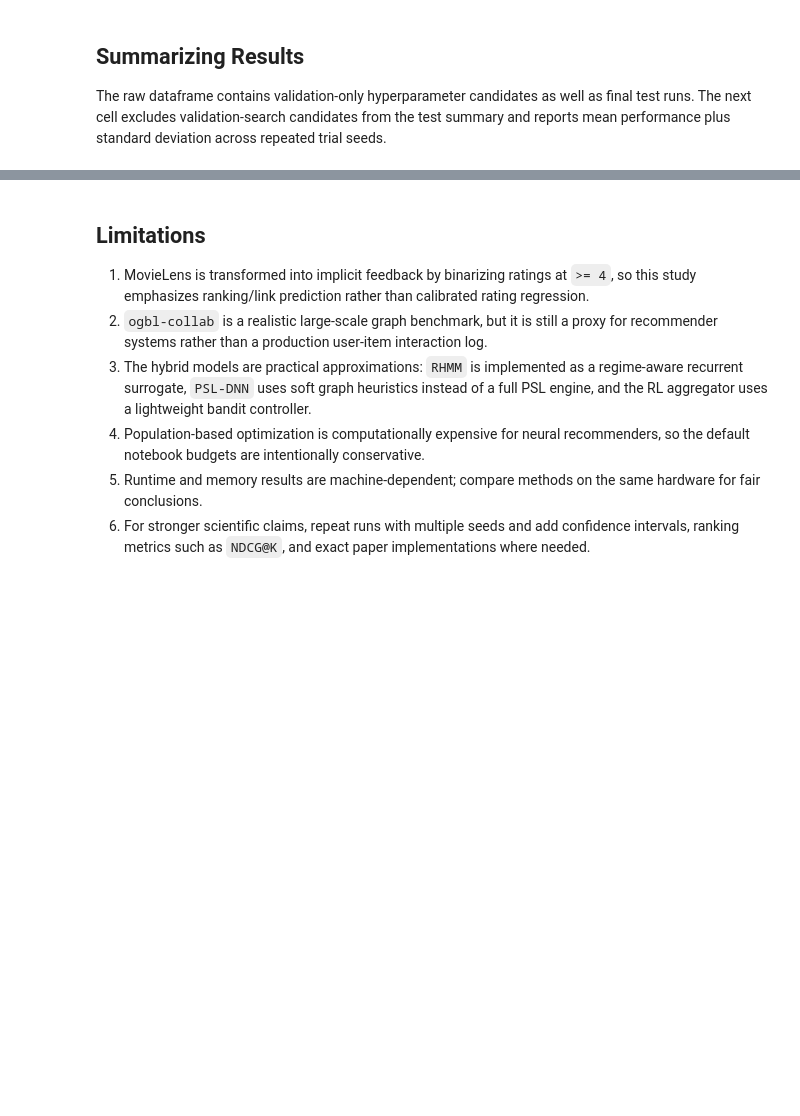
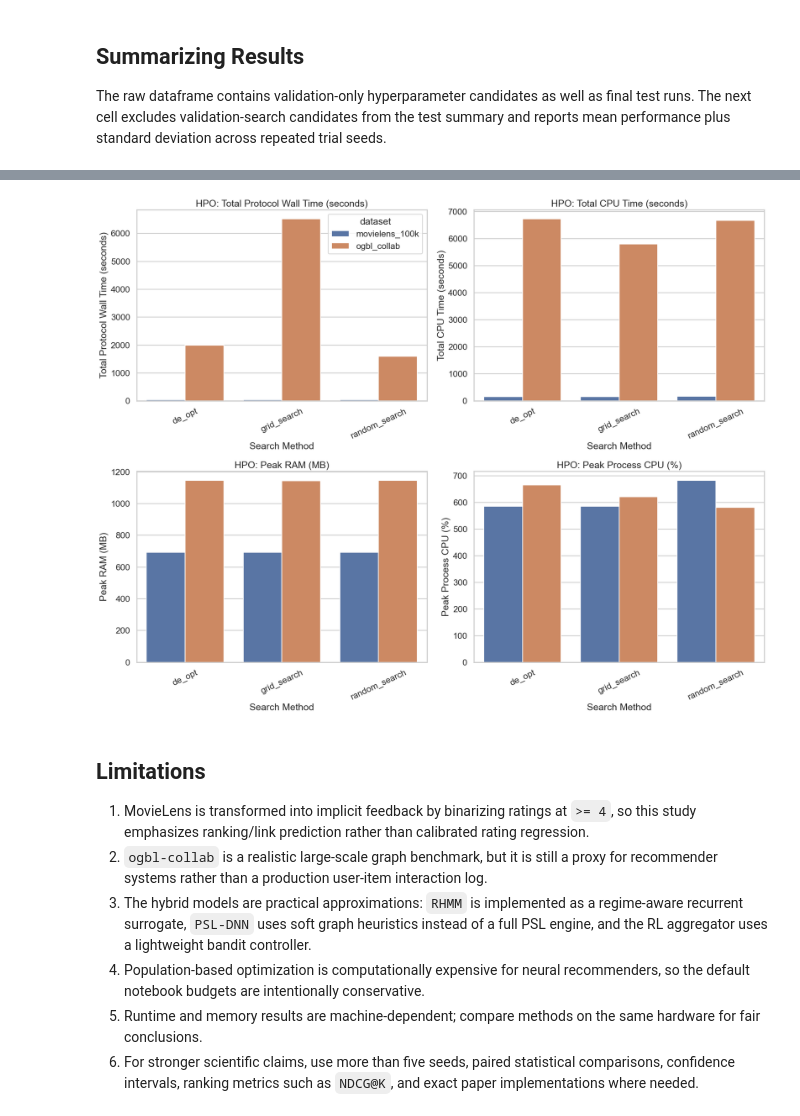
Before and after one commit to Kaxlow/rec-sys-nn-optimization, a Jupyter notebook: src/recommender_optimization_experiments.ipynb, the cells around one changed output, grey strips where cells are left out. Cells and saved outputs as stored; diff of their text form; code cells hidden in the pictures; blank space fills up the shorter version.

Commit message:
Align experiment protocol and report latest results

```diff
--- a/src/recommender_optimization_experiments.ipynb
+++ b/src/recommender_optimization_experiments.ipynb
@@ -166,3 +332,37 @@ plt.show()
+# %%
+# Plot HPO protocol cost metrics.
+hpo_cost_metrics = [
+    ("total_wall_time_sec", "Total Protocol Wall Time (seconds)"),
+    ("total_cpu_sec", "Total CPU Time (seconds)"),
+    ("peak_ram_mb", "Peak RAM (MB)"),
+    ("peak_cpu_percent", "Peak Process CPU (%)"),
+]
+
+fig, axes = plt.subplots(2, 2, figsize=(18, 14))
+axes = axes.flatten()
+
+for ax, (metric, title) in zip(axes, hpo_cost_metrics):
+    sns.barplot(
+        data=hpo_protocol_cost,
+        x="method",
+        y=metric,
+        hue="dataset",
+        errorbar=None,
+        ax=ax,
+    )
+
+    ax.set_title(f"HPO: {title}")
+    ax.set_xlabel("Search Method")
+    ax.set_ylabel(title)
+    ax.tick_params(axis="x", rotation=25)
+
+    if ax is not axes[0] and ax.get_legend() is not None:
+        ax.get_legend().remove()
+
+plt.tight_layout()
+plt.show()
+# %% [output]
+[figure, added]
 # %% [markdown]
 ## Limitations
 
@@ -172,4 +372,4 @@ plt.show()
    `RHMM` is implemented as a regime-aware recurrent surrogate, `PSL-DNN` uses soft graph heuristics instead of a full PSL engine, and the RL aggregator uses a lightweight bandit controller.
 4. Population-based optimization is computationally expensive for neural recommenders, so the default notebook budgets are intentionally conservative.
 5. Runtime and memory results are machine-dependent; compare methods on the same hardware for fair conclusions.
-6. For stronger scientific claims, repeat runs with multiple seeds and add confidence intervals, ranking metrics such as `NDCG@K`, and exact paper implementations where needed.
+6. For stronger scientific claims, use more than five seeds, paired statistical comparisons, confidence intervals, ranking metrics such as `NDCG@K`, and exact paper implementations where needed.
```
Also changed, not shown: parts of 12 cells of this notebook, 7 other files.
